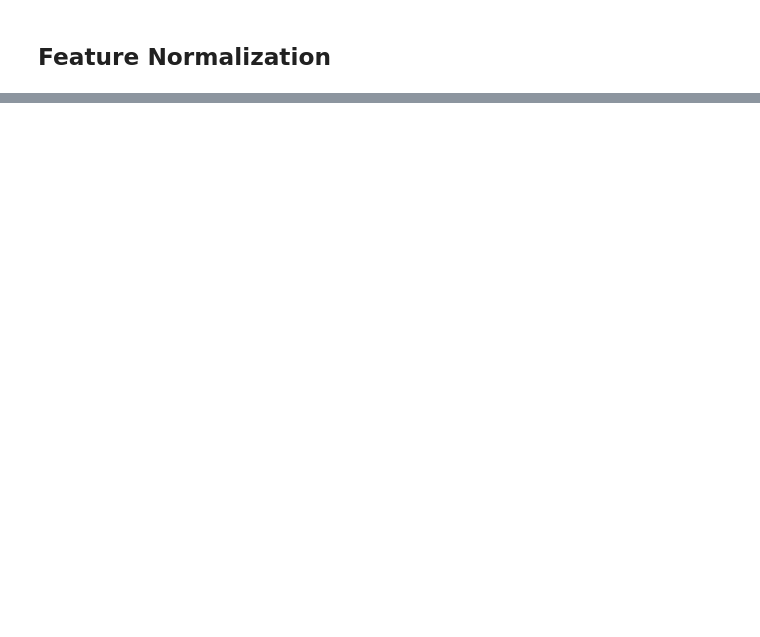
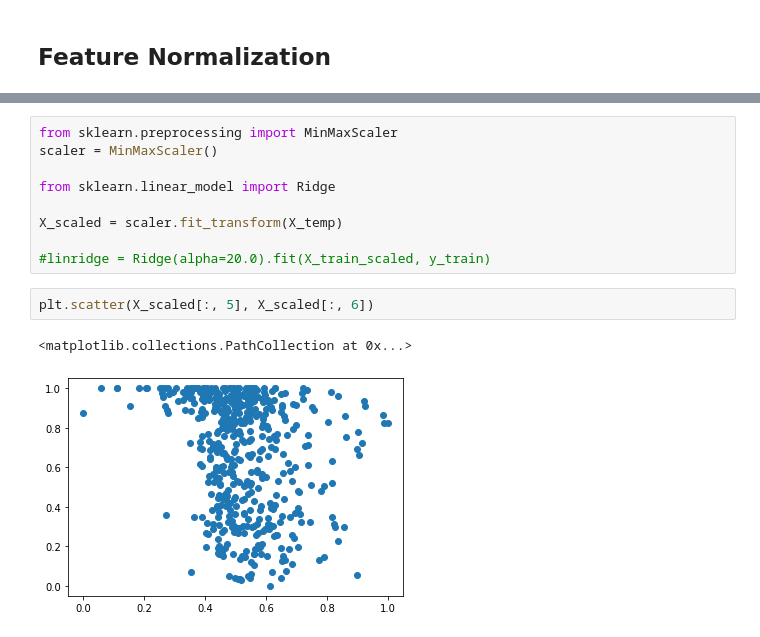
Before and after one commit to bahmanravaei/tutorial-for-ML, a Jupyter notebook: first_steps_of_ML.ipynb, the cells around one changed output, grey strips where cells are left out. Saved outputs shown, nothing was run; the diff lists cells and outputs as text; blank space fills up the shorter version.

```diff
--- a/first_steps_of_ML.ipynb
+++ b/first_steps_of_ML.ipynb
@@ -359,0 +537,14 @@ ax.set(title='Correlarion Matrix ');
+# %%
+from sklearn.preprocessing import MinMaxScaler
+scaler = MinMaxScaler()
+
+from sklearn.linear_model import Ridge
+
+X_scaled = scaler.fit_transform(X_temp)
+
+#linridge = Ridge(alpha=20.0).fit(X_train_scaled, y_train)
+# %%
+plt.scatter(X_scaled[:, 5], X_scaled[:, 6])
+# %% [output]
+<matplotlib.collections.PathCollection at 0x...>
+[figure, added]
```
Also changed, not shown: parts of 28 cells of this notebook.
